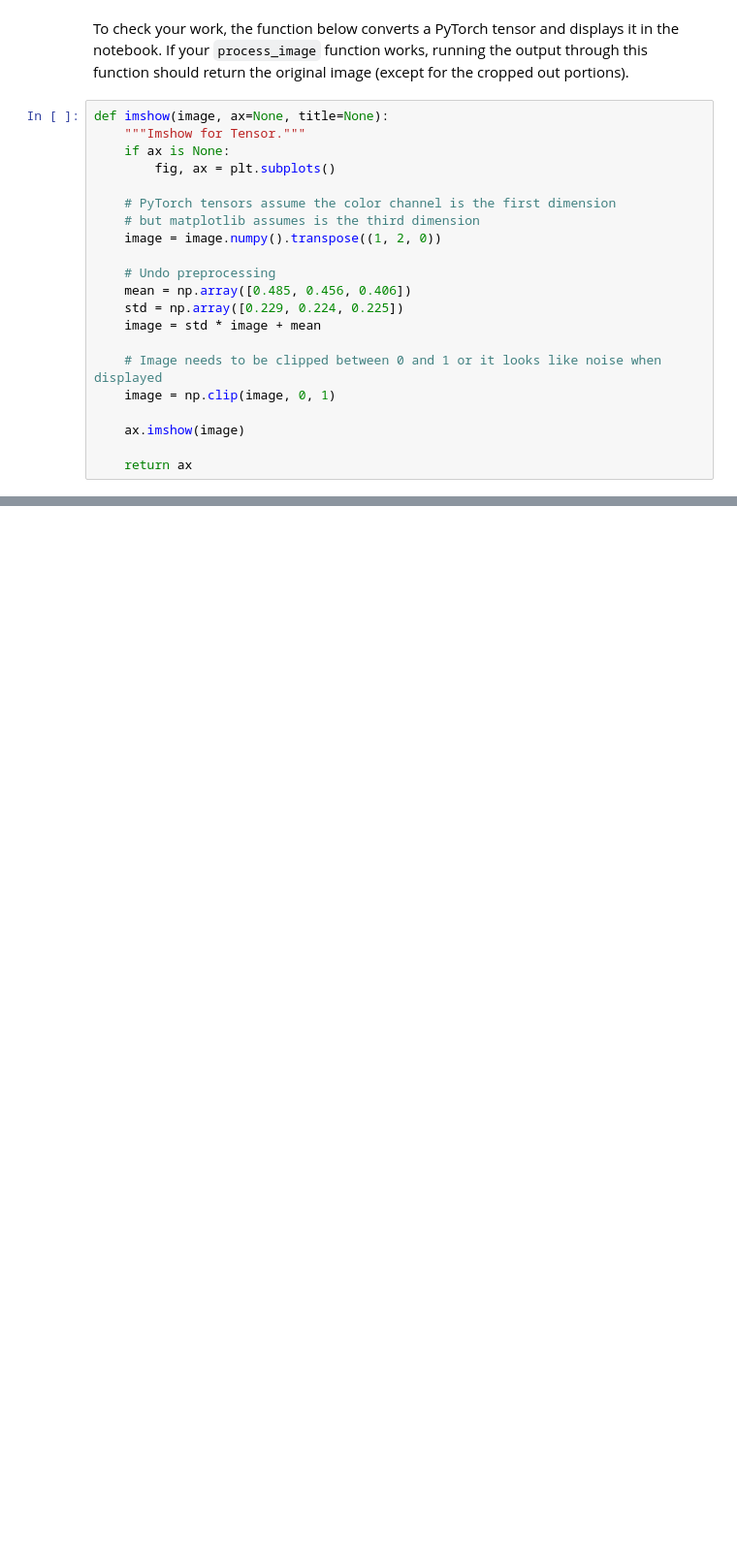
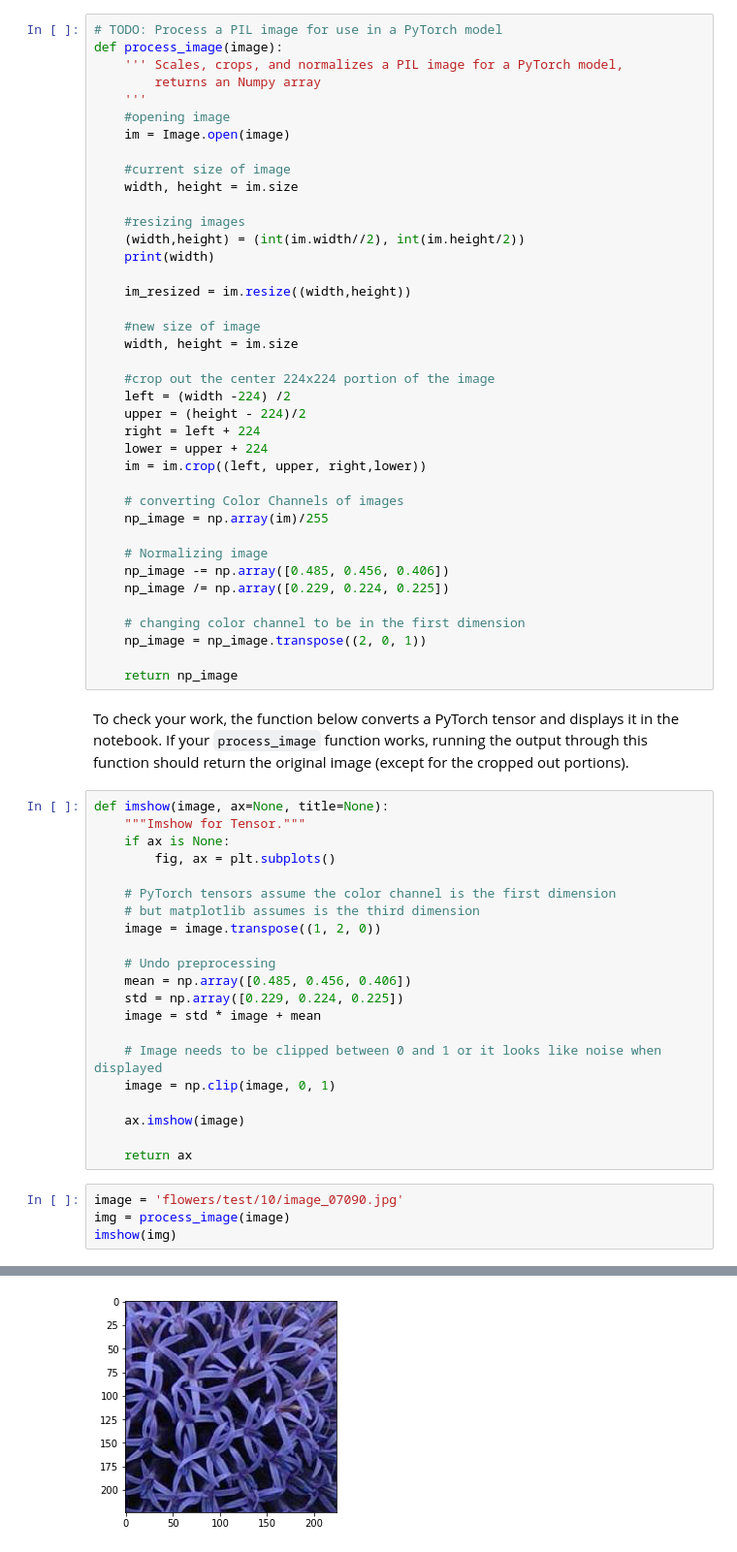
Before and after one commit to Abdim24/Image-Classifier-Project, a Jupyter notebook: Image Classifier Project.ipynb, the cells around one changed output, grey strips where cells are left out. Shown at 97% size. Drawn from its saved outputs; the diff is of its cells as text; blank space fills up the shorter version.

```diff
--- a/Image Classifier Project.ipynb
+++ b/Image Classifier Project.ipynb
@@ -389,3 +421,42 @@ def process_image(image):
+# %%
+# TODO: Process a PIL image for use in a PyTorch model
+def process_image(image):
+    ''' Scales, crops, and normalizes a PIL image for a PyTorch model,
+        returns an Numpy array
+    '''
+    #opening image
+    im = Image.open(image)
+
+    #current size of image
+    width, height = im.size
+
+    #resizing images
+    (width,height) = (int(im.width//2), int(im.height/2))
+    print(width)
+
+    im_resized = im.resize((width,height))
+
+    #new size of image
+    width, height = im.size
+
+    #crop out the center 224x224 portion of the image
+    left = (width -224) /2
+    upper = (height - 224)/2
+    right = left + 224
+    lower = upper + 224
+    im = im.crop((left, upper, right,lower))
+
+    # converting Color Channels of images
+    np_image = np.array(im)/255
+
+    # Normalizing image
+    np_image -= np.array([0.485, 0.456, 0.406])
+    np_image /= np.array([0.229, 0.224, 0.225])
+
+    # changing color channel to be in the first dimension
+    np_image = np_image.transpose((2, 0, 1))
+
+    return np_image
 # %% [markdown]
 To check your work, the function below converts a PyTorch tensor and displays it in the notebook. If your `process_image` function works, running the output through this function should return the original image (except for the cropped out portions).
 # %%
@@ -396,7 +467,7 @@ def imshow(image, ax=None, title=None):
 
     # PyTorch tensors assume the color channel is the first dimension
     # but matplotlib assumes is the third dimension
-    image = image.numpy().transpose((1, 2, 0))
+    image = image.transpose((1, 2, 0))
 
     # Undo preprocessing
     mean = np.array([0.485, 0.456, 0.406])
@@ -409,3 +480,8 @@ def imshow(image, ax=None, title=None):
     ax.imshow(image)
 
     return ax
+# %%
+image = 'flowers/test/10/image_07090.jpg'
+img = process_image(image)
+imshow(img)
+# %% [output]
@@ -412,3 +490,4 @@ def imshow(image, ax=None, title=None):
+[figure, added]
 # %% [markdown]
 ## Class Prediction
 
```
Also changed, not shown: parts of 14 cells of this notebook.
